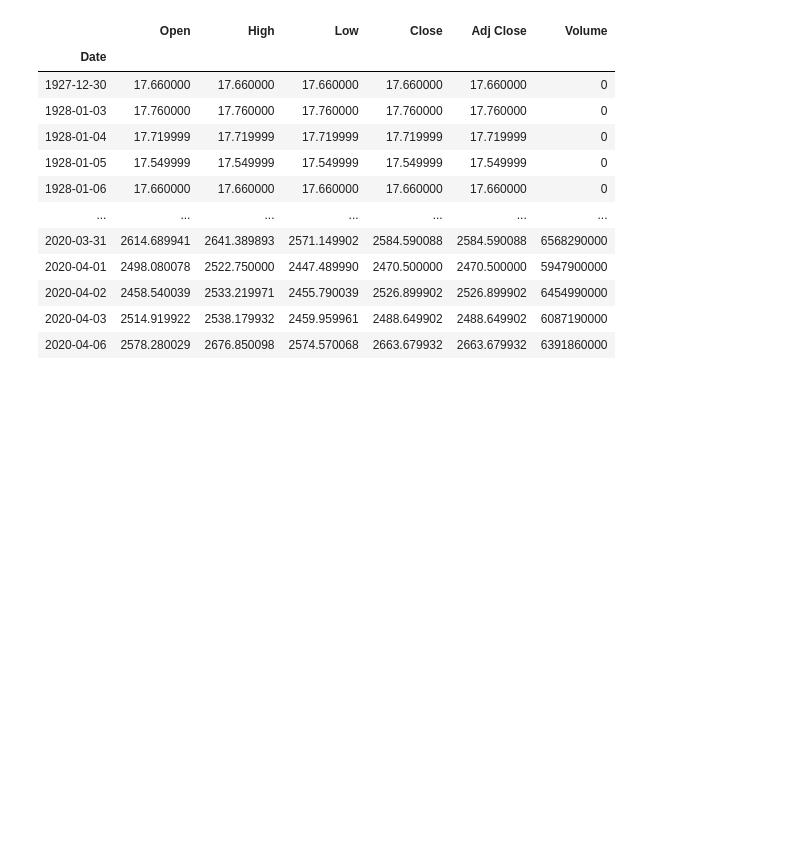
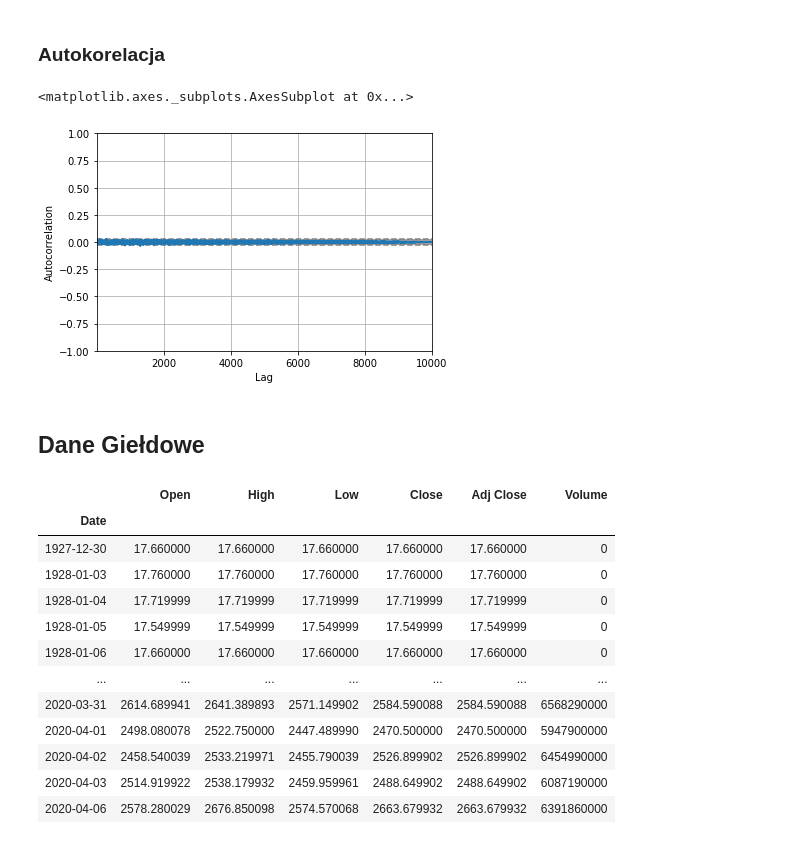
Before and after one commit to pawel717-SCGE/lab1, a Jupyter notebook: lab1-SCGE.ipynb, the cells around one changed output. Cells and saved outputs as stored; diff of their text form; code cells hidden in the pictures; blank space fills up the shorter version.

Commit message:
Add autocorrelation

```diff
--- a/lab1-SCGE.ipynb
+++ b/lab1-SCGE.ipynb
@@ -65,3 +65,12 @@ plot_cumulative_distribution(sample_standarized, sigma=1.0, mu=0)
+# %% [markdown]
+### Autokorelacja
+# %%
+pd.plotting.autocorrelation_plot(sample_standarized)
+# %% [output]
+<matplotlib.axes._subplots.AxesSubplot at 0x...>
+[figure, added]
+# %% [markdown]
+## Dane Giełdowe
 # %%
 import pandas as pd
 df_gspc = pd.read_csv('gspc.csv', index_col='Date')
```
Also changed, not shown: parts of 32 cells of this notebook, 1 other file.
